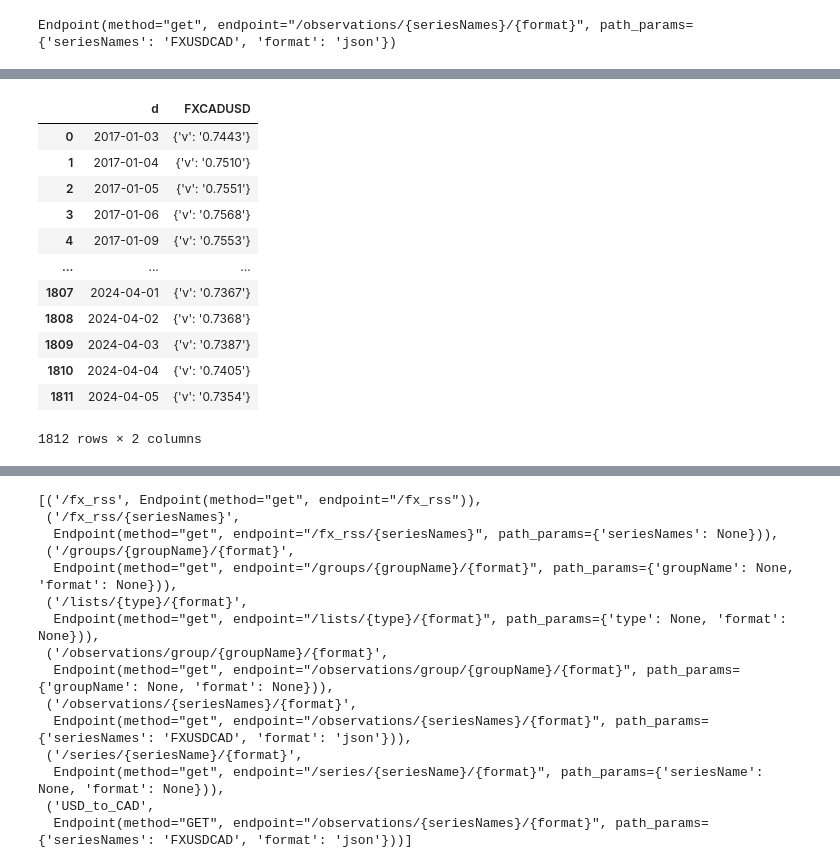
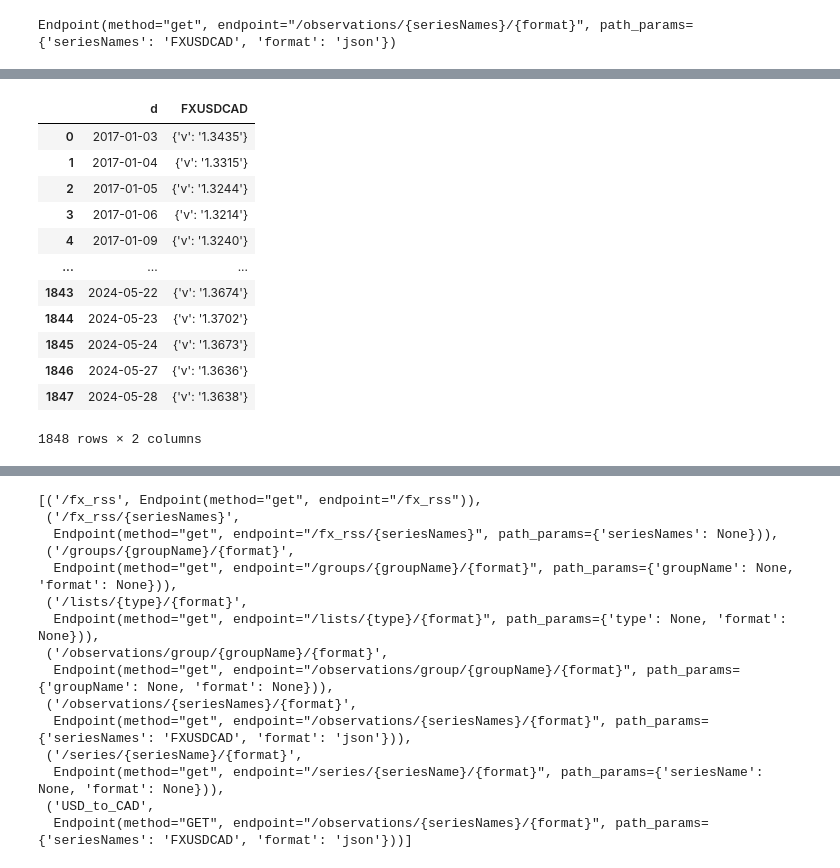
Before and after one commit to erich-hs/AnyData, a Jupyter notebook: notebooks/anydata_DataAPI_examples.ipynb, the cells around one changed output, grey strips where cells are left out. Saved outputs shown, nothing was run; the diff lists cells and outputs as text; code cells hidden in the pictures.

```diff
--- a/notebooks/anydata_DataAPI_examples.ipynb
+++ b/notebooks/anydata_DataAPI_examples.ipynb
@@ -111,5 +111,5 @@ Endpoint(method="get", endpoint="/observations/{seriesNames}/{format}", path_par
 # %%
 # As a requests.Session subclass, each Endpoint can also be used as context managers
 with valet_api["/observations/{seriesNames}/{format}"] as e:
-    FXUSDCAD = e.to_pandas(params={"seriesNames": "FXUSDCAD"})
-    FXCADUSD = e.to_pandas(params={"seriesNames": "FXCADUSD"})
+    usd_to_cad_df = e.to_pandas(params={"seriesNames": "FXUSDCAD"})
+    cad_to_usd_df = e.to_pandas(params={"seriesNames": "FXCADUSD"})
@@ -132,16 +116,16 @@ FXUSDCAD
-# %%
-FXCADUSD
-# %% [output]
-|  | d | FXCADUSD |
-| 0 | 2017-01-03 | {'v': '0.7443'} |
-| 1 | 2017-01-04 | {'v': '0.7510'} |
-| 2 | 2017-01-05 | {'v': '0.7551'} |
-| 3 | 2017-01-06 | {'v': '0.7568'} |
-| 4 | 2017-01-09 | {'v': '0.7553'} |
-| ... | ... | ... |
-| 1807 | 2024-04-01 | {'v': '0.7367'} |
-| 1808 | 2024-04-02 | {'v': '0.7368'} |
-| 1809 | 2024-04-03 | {'v': '0.7387'} |
-| 1810 | 2024-04-04 | {'v': '0.7405'} |
-| 1811 | 2024-04-05 | {'v': '0.7354'} |
-1812 rows × 2 columns
+# %%
+usd_to_cad_df
+# %% [output]
+|  | d | FXUSDCAD |
+| 0 | 2017-01-03 | {'v': '1.3435'} |
+| 1 | 2017-01-04 | {'v': '1.3315'} |
+| 2 | 2017-01-05 | {'v': '1.3244'} |
+| 3 | 2017-01-06 | {'v': '1.3214'} |
+| 4 | 2017-01-09 | {'v': '1.3240'} |
+| ... | ... | ... |
+| 1843 | 2024-05-22 | {'v': '1.3674'} |
+| 1844 | 2024-05-23 | {'v': '1.3702'} |
+| 1845 | 2024-05-24 | {'v': '1.3673'} |
+| 1846 | 2024-05-27 | {'v': '1.3636'} |
+| 1847 | 2024-05-28 | {'v': '1.3638'} |
+1848 rows × 2 columns
```
Also changed, not shown: parts of 8 cells of this notebook, 4 other files.
